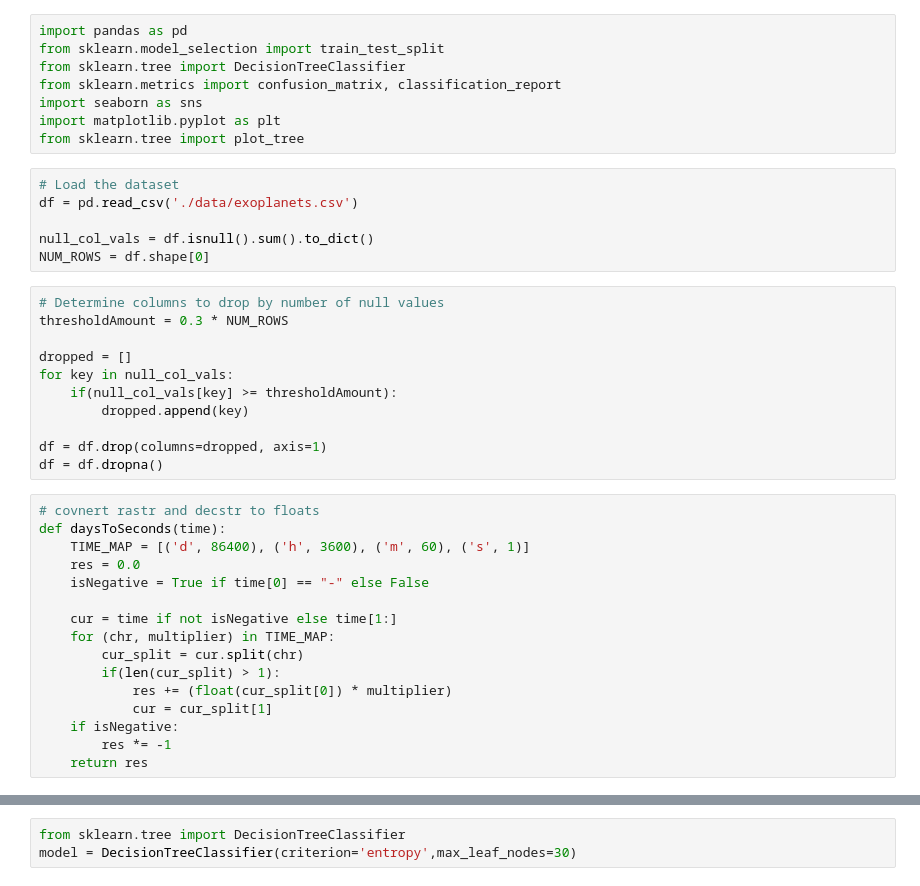
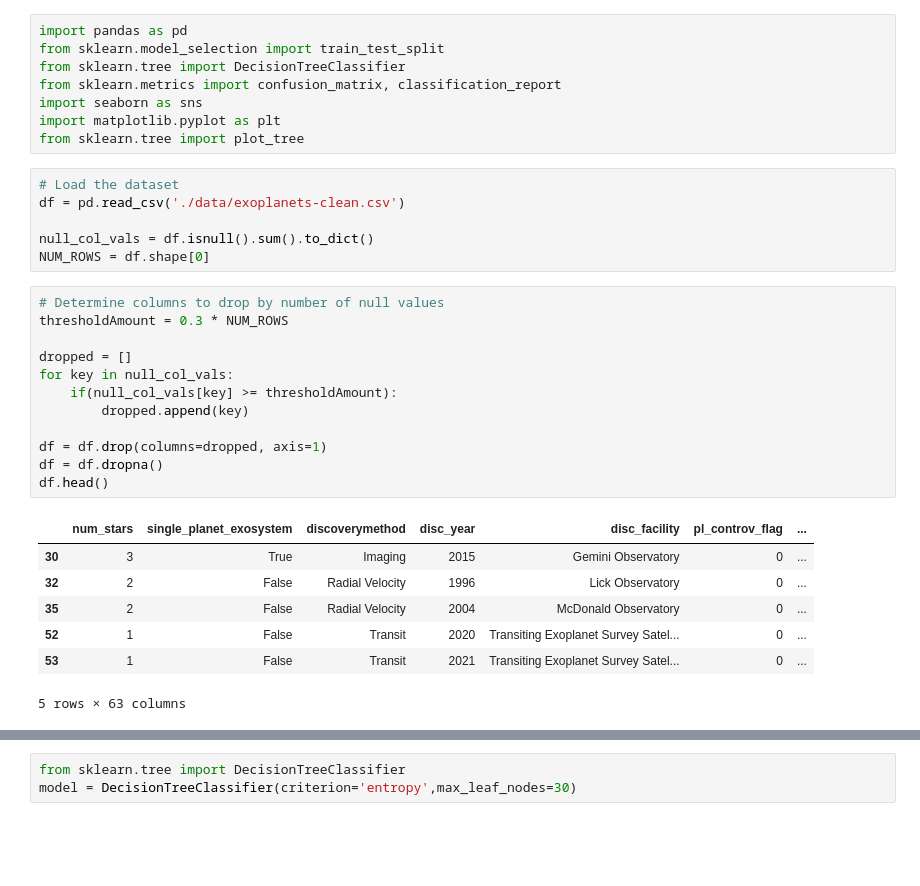
Before and after one commit to joshbernsteint/CS513-Project, a Jupyter notebook: decision_tree.ipynb, the cells around one changed output, grey strips where cells are left out. Drawn from its saved outputs; the diff is of its cells as text; blank space fills up the shorter version.

```diff
--- a/decision_tree.ipynb
+++ b/decision_tree.ipynb
@@ -8,34 +8,27 @@ import matplotlib.pyplot as plt
 from sklearn.tree import plot_tree
 # %%
 # Load the dataset
-df = pd.read_csv('./data/exoplanets.csv')
+df = pd.read_csv('./data/exoplanets-clean.csv')
 
 null_col_vals = df.isnull().sum().to_dict()
 NUM_ROWS = df.shape[0]
 # %%
 # Determine columns to drop by number of null values
 thresholdAmount = 0.3 * NUM_ROWS
 
 dropped = []
 for key in null_col_vals:
     if(null_col_vals[key] >= thresholdAmount):
         dropped.append(key)
 
 df = df.drop(columns=dropped, axis=1)
 df = df.dropna()
+df.head()
+# %% [output]
+|  | num_stars | single_planet_exosystem | discoverymethod | disc_year | disc_facility | pl_controv_flag | ... |
+| 30 | 3 | True | Imaging | 2015 | Gemini Observatory | 0 | ... |
+| 32 | 2 | False | Radial Velocity | 1996 | Lick Observatory | 0 | ... |
+| 35 | 2 | False | Radial Velocity | 2004 | McDonald Observatory | 0 | ... |
+| 52 | 1 | False | Transit | 2020 | Transiting Exoplanet Survey Satel... | 0 | ... |
+| 53 | 1 | False | Transit | 2021 | Transiting Exoplanet Survey Satel... | 0 | ... |
+5 rows × 63 columns
-# %%
-# covnert rastr and decstr to floats
-def daysToSeconds(time):
-    TIME_MAP = [('d', 86400), ('h', 3600), ('m', 60), ('s', 1)]
-    res = 0.0
-    isNegative = True if time[0] == "-" else False
-
-    cur = time if not isNegative else time[1:]
-    for (chr, multiplier) in TIME_MAP:
-        cur_split = cur.split(chr)
-        if(len(cur_split) > 1):
-            res += (float(cur_split[0]) * multiplier)
-            cur = cur_split[1]
-    if isNegative:
-        res *= -1
-    return res
```
Also changed, not shown: parts of 5 cells of this notebook, 1 other file.
